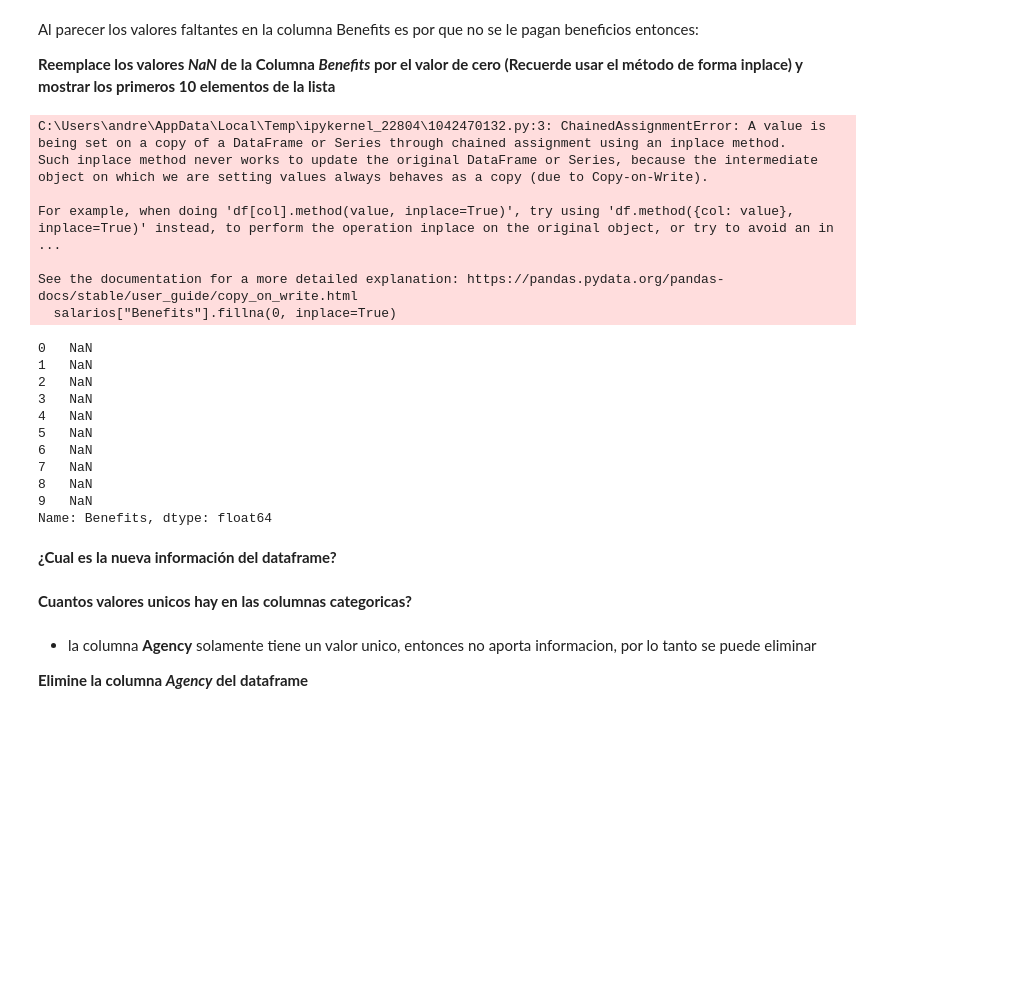
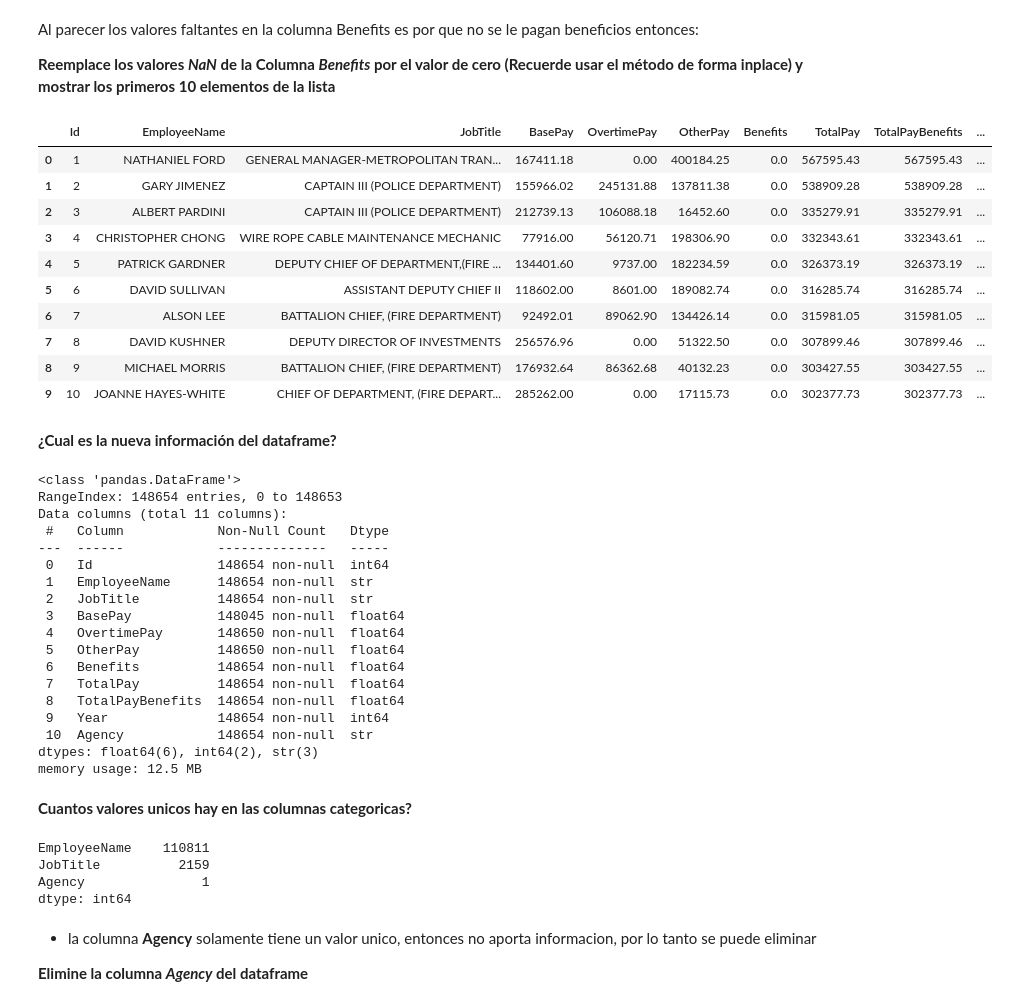
Before and after one commit to DABO-lab/Ciencia-datos-DABO, a Jupyter notebook: Tareas/02 Pandas/tarea_01_pandas_ingestion.ipynb, the cells around one changed output. Saved outputs shown, nothing was run; the diff lists cells and outputs as text; code cells hidden in the pictures; blank space fills up the shorter version.

```diff
--- a/Tareas/02 Pandas/tarea_01_pandas_ingestion.ipynb
+++ b/Tareas/02 Pandas/tarea_01_pandas_ingestion.ipynb
@@ -163,34 +163,46 @@ Al parecer los valores faltantes en la columna Benefits es por que no se le paga
 
 **Reemplace los valores *NaN* de la Columna *Benefits* por el valor de cero (Recuerde usar el método de forma inplace) y mostrar los primeros 10 elementos de la lista**
 # %%
-# Copie el código aca
-
-salarios["Benefits"].fillna(0, inplace=True)
+# Reemplazar NaN por 0 en la columna Benefits
+salarios['Benefits'] = salarios['Benefits'].fillna(0)
 
 
-salarios["Benefits"].head(10)
+salarios.head(10)
 # %% [output]
-C:\Users\andre\AppData\Local\Temp\ipykernel_22804\1042470132.py:3: ChainedAssignmentError: A value is being set on a copy of a DataFrame or Series through chained assignment using an inplace method.
-Such inplace method never works to update the original DataFrame or Series, because the intermediate object on which we are setting values always behaves as a copy (due to Copy-on-Write).
-
-For example, when doing 'df[col].method(value, inplace=True)', try using 'df.method({col: value}, inplace=True)' instead, to perform the operation inplace on the original object, or try to avoid an in ...
-
-See the documentation for a more detailed explanation: https://pandas.pydata.org/pandas-docs/stable/user_guide/copy_on_write.html
-  salarios["Benefits"].fillna(0, inplace=True)
-0   NaN
-1   NaN
-2   NaN
-3   NaN
-4   NaN
-5   NaN
-6   NaN
-7   NaN
-8   NaN
-9   NaN
-Name: Benefits, dtype: float64
+|  | Id | EmployeeName | JobTitle | BasePay | OvertimePay | OtherPay | Benefits | TotalPay | TotalPayBenefits | ... |
+| 0 | 1 | NATHANIEL FORD | GENERAL MANAGER-METROPOLITAN TRAN... | 167411.18 | 0.00 | 400184.25 | 0.0 | 567595.43 | 567595.43 | ... |
+| 1 | 2 | GARY JIMENEZ | CAPTAIN III (POLICE DEPARTMENT) | 155966.02 | 245131.88 | 137811.38 | 0.0 | 538909.28 | 538909.28 | ... |
+| 2 | 3 | ALBERT PARDINI | CAPTAIN III (POLICE DEPARTMENT) | 212739.13 | 106088.18 | 16452.60 | 0.0 | 335279.91 | 335279.91 | ... |
+| 3 | 4 | CHRISTOPHER CHONG | WIRE ROPE CABLE MAINTENANCE MECHANIC | 77916.00 | 56120.71 | 198306.90 | 0.0 | 332343.61 | 332343.61 | ... |
+| 4 | 5 | PATRICK GARDNER | DEPUTY CHIEF OF DEPARTMENT,(FIRE ... | 134401.60 | 9737.00 | 182234.59 | 0.0 | 326373.19 | 326373.19 | ... |
+| 5 | 6 | DAVID SULLIVAN | ASSISTANT DEPUTY CHIEF II | 118602.00 | 8601.00 | 189082.74 | 0.0 | 316285.74 | 316285.74 | ... |
+| 6 | 7 | ALSON LEE | BATTALION CHIEF, (FIRE DEPARTMENT) | 92492.01 | 89062.90 | 134426.14 | 0.0 | 315981.05 | 315981.05 | ... |
+| 7 | 8 | DAVID KUSHNER | DEPUTY DIRECTOR OF INVESTMENTS | 256576.96 | 0.00 | 51322.50 | 0.0 | 307899.46 | 307899.46 | ... |
+| 8 | 9 | MICHAEL MORRIS | BATTALION CHIEF, (FIRE DEPARTMENT) | 176932.64 | 86362.68 | 40132.23 | 0.0 | 303427.55 | 303427.55 | ... |
+| 9 | 10 | JOANNE HAYES-WHITE | CHIEF OF DEPARTMENT, (FIRE DEPART... | 285262.00 | 0.00 | 17115.73 | 0.0 | 302377.73 | 302377.73 | ... |
 # %% [markdown]
 **¿Cual es la nueva información del dataframe?**
 # %%
 # Copie el código aca
+salarios.info()
+# %% [output]
+<class 'pandas.DataFrame'>
+RangeIndex: 148654 entries, 0 to 148653
+Data columns (total 11 columns):
+ #   Column            Non-Null Count   Dtype
+---  ------            --------------   -----
+ 0   Id                148654 non-null  int64
+ 1   EmployeeName      148654 non-null  str
+ 2   JobTitle          148654 non-null  str
+ 3   BasePay           148045 non-null  float64
+ 4   OvertimePay       148650 non-null  float64
+ 5   OtherPay          148650 non-null  float64
+ 6   Benefits          148654 non-null  float64
+ 7   TotalPay          148654 non-null  float64
+ 8   TotalPayBenefits  148654 non-null  float64
+ 9   Year              148654 non-null  int64
+ 10  Agency            148654 non-null  str
+dtypes: float64(6), int64(2), str(3)
+memory usage: 12.5 MB
 # %% [markdown]
 **Cuantos valores unicos hay en las columnas categoricas?**
@@ -199,3 +209,14 @@ Name: Benefits, dtype: float64
+# %%
+# Seleccionamos incluyendo 'object' y 'string' explícitamente
+columnas_categoricas = salarios.select_dtypes(include=['object', 'string']).columns
+
+valores_unicos = salarios[columnas_categoricas].nunique()
+print(valores_unicos)
+# %% [output]
+EmployeeName    110811
+JobTitle          2159
+Agency               1
+dtype: int64
 # %% [markdown]
 - la columna **Agency** solamente tiene un valor unico, entonces no aporta informacion, por lo tanto se puede eliminar
 
```
Also changed, not shown: parts of 21 cells of this notebook.
